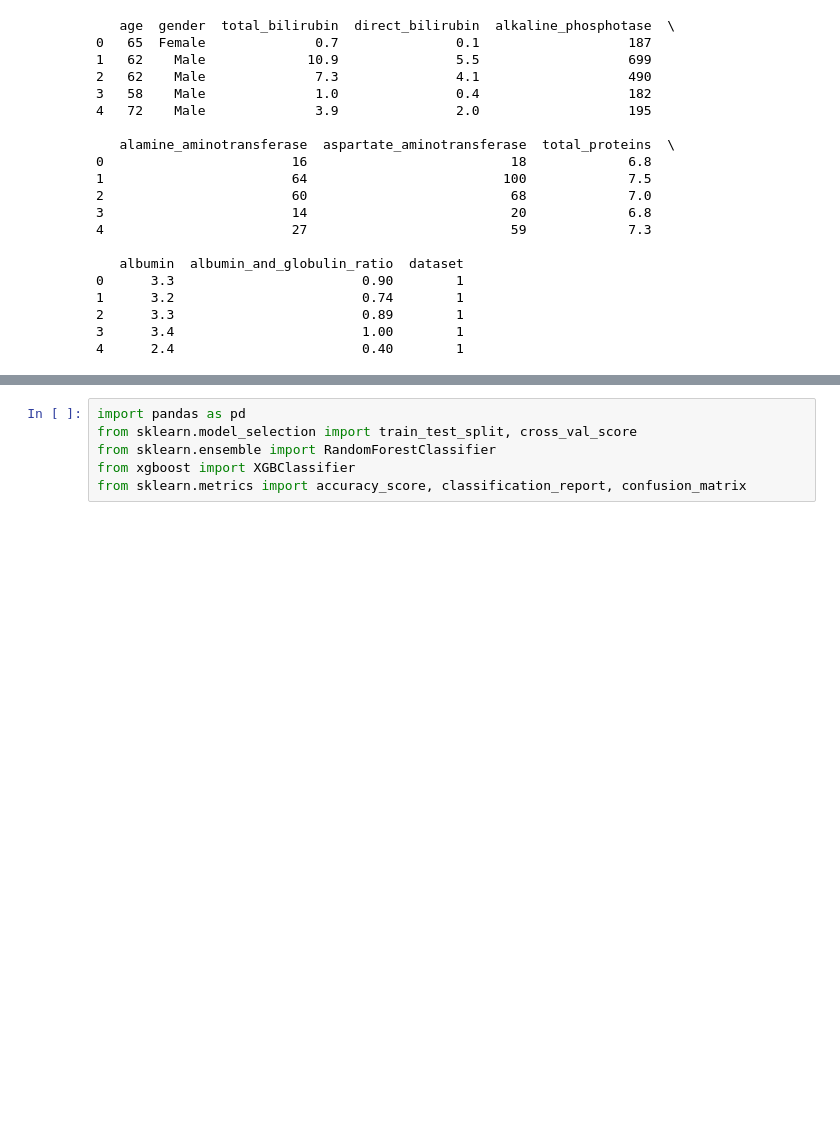
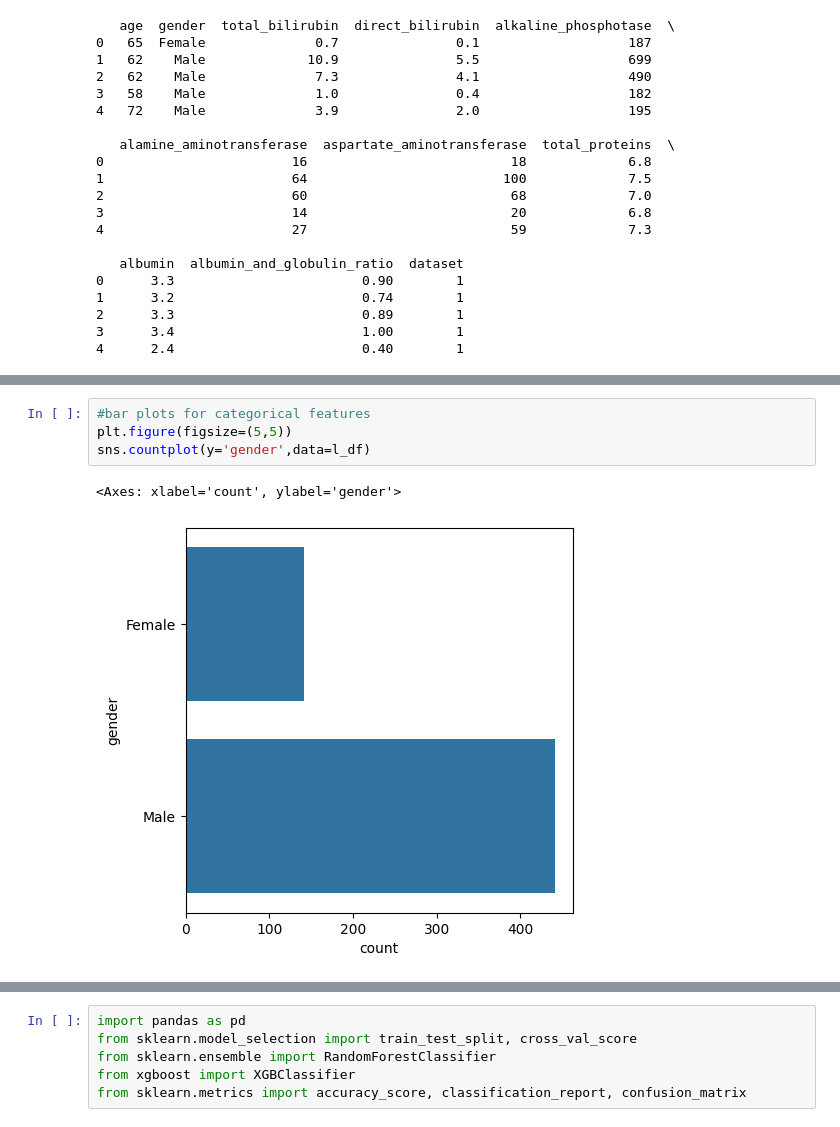
Before and after one commit to msandhiya07/Multidiseasesds, a Jupyter notebook: multidiseases.ipynb, the cells around one changed output, grey strips where cells are left out. Saved outputs shown, nothing was run; the diff lists cells and outputs as text; blank space fills up the shorter version.

```diff
--- a/multidiseases.ipynb
+++ b/multidiseases.ipynb
@@ -667,0 +676,7 @@ print(l_df.head())
+# %%
+#bar plots for categorical features
+plt.figure(figsize=(5,5))
+sns.countplot(y='gender',data=l_df)
+# %% [output]
+<Axes: xlabel='count', ylabel='gender'>
+[figure, added]
```
Also changed, not shown: parts of 11 cells of this notebook.
